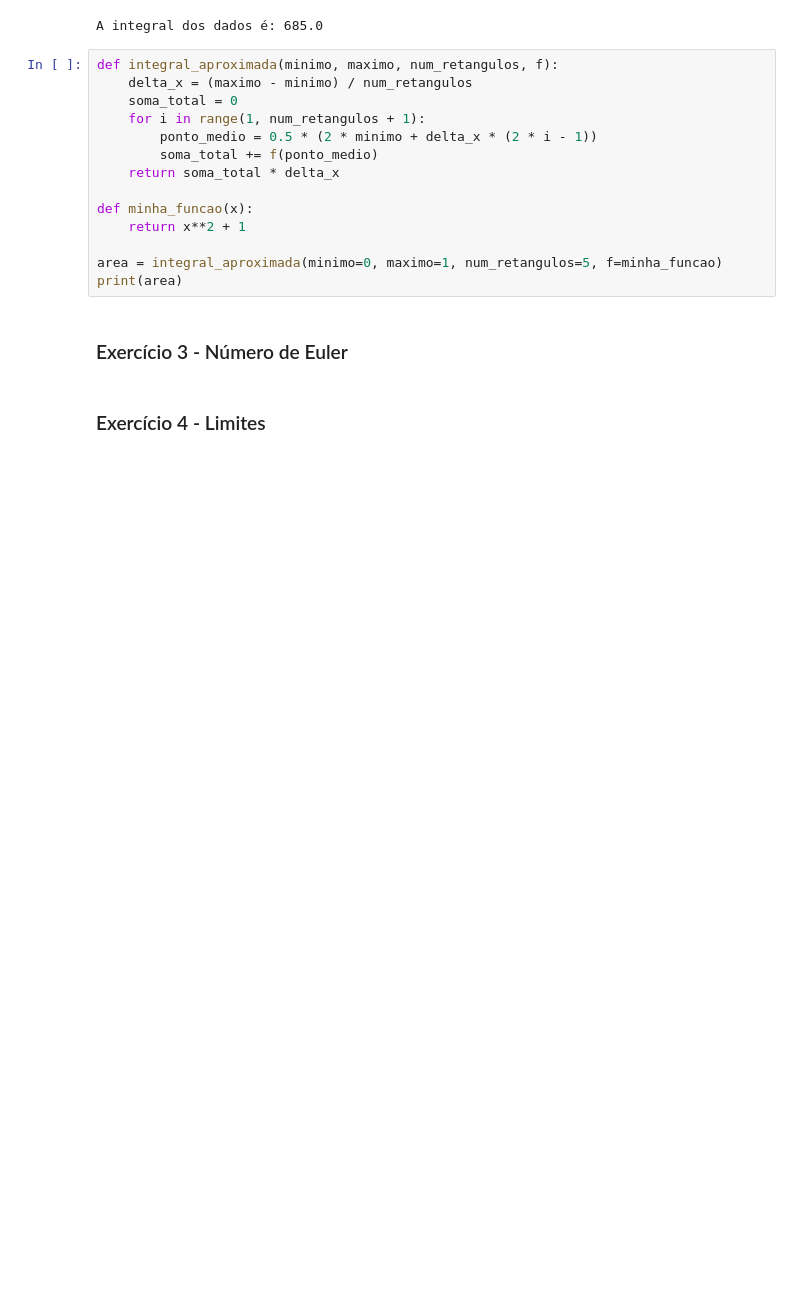
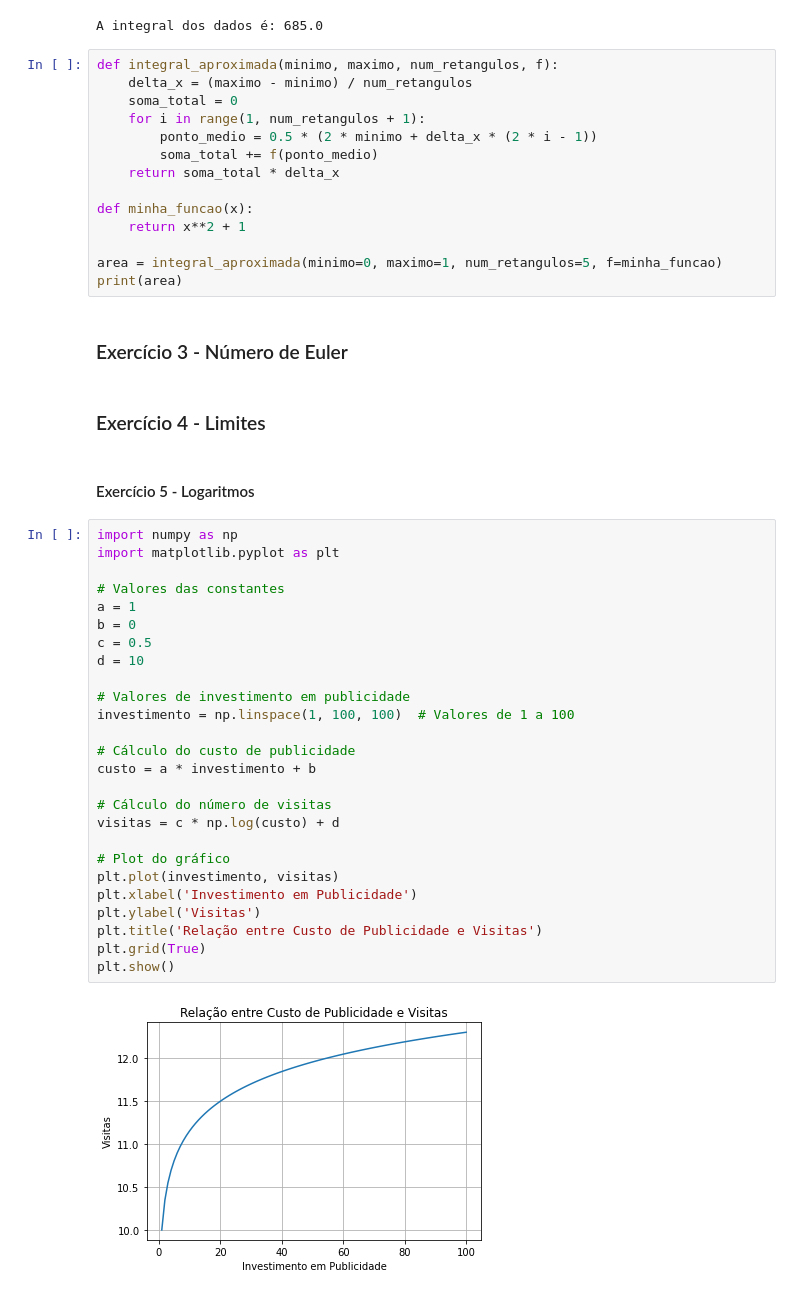
Before and after one commit to FranciscoFoz/math-stats-training, a Jupyter notebook: Matemática/matematica_basica.ipynb, the cells around one changed output. Drawn from its saved outputs; the diff is of its cells as text; blank space fills up the shorter version.

```diff
--- a/Matemática/matematica_basica.ipynb
+++ b/Matemática/matematica_basica.ipynb
@@ -1245,3 +1245,33 @@ print(area)
 ### Exercício 3 - Número de Euler
 # %% [markdown]
 ### Exercício 4 - Limites
+# %% [markdown]
+#### Exercício 5 - Logaritmos
+# %%
+import numpy as np
+import matplotlib.pyplot as plt
+
+# Valores das constantes
+a = 1
+b = 0
+c = 0.5
+d = 10
+
+# Valores de investimento em publicidade
+investimento = np.linspace(1, 100, 100)  # Valores de 1 a 100
+
+# Cálculo do custo de publicidade
+custo = a * investimento + b
+
+# Cálculo do número de visitas
+visitas = c * np.log(custo) + d
+
+# Plot do gráfico
+plt.plot(investimento, visitas)
+plt.xlabel('Investimento em Publicidade')
+plt.ylabel('Visitas')
+plt.title('Relação entre Custo de Publicidade e Visitas')
+plt.grid(True)
+plt.show()
+# %% [output]
+[figure, added]
```
Also changed, not shown: 1 other file.
